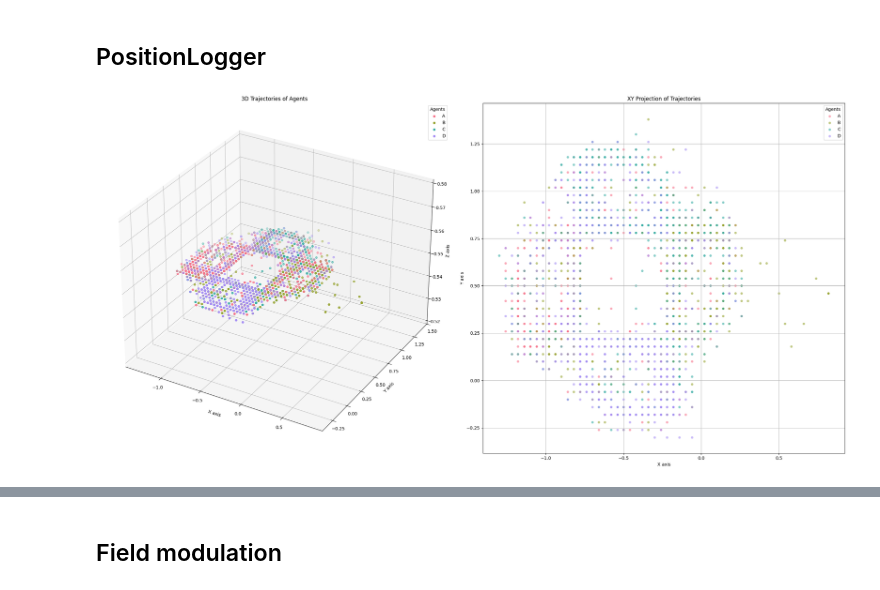
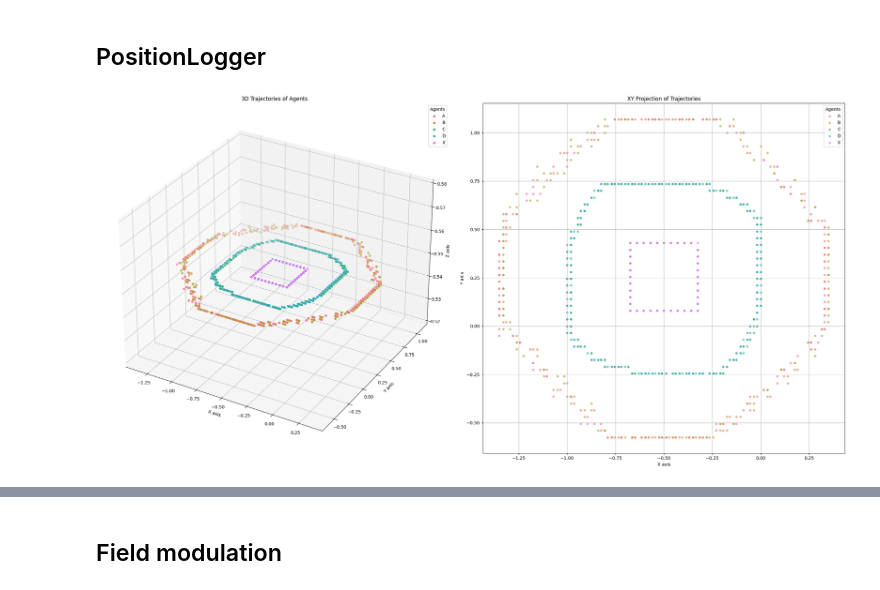
Before and after one commit to alexandru-dochian/multi_agent_framework, a Jupyter notebook: analytics.ipynb, the cells around one changed output, grey strips where cells are left out. Drawn from its saved outputs; the diff is of its cells as text; code cells hidden in the pictures.

```diff
--- a/analytics.ipynb
+++ b/analytics.ipynb
@@ -96,8 +98,7 @@ def plot_experiment_trajectories(experiment: str):
         processed_data, columns=["agent", "X", "Y", "Z"]
     ).fillna(0)
     plot_trajectories(df)
-
-
-plot_experiment_trajectories("spin")
-# %% [output]
-[figure, removed]
+# %%
+plot_experiment_trajectories("circle_spin")
+# %% [output]
+[figure, added]
```
Also changed, not shown: parts of 4 cells of this notebook, 9 other files.
